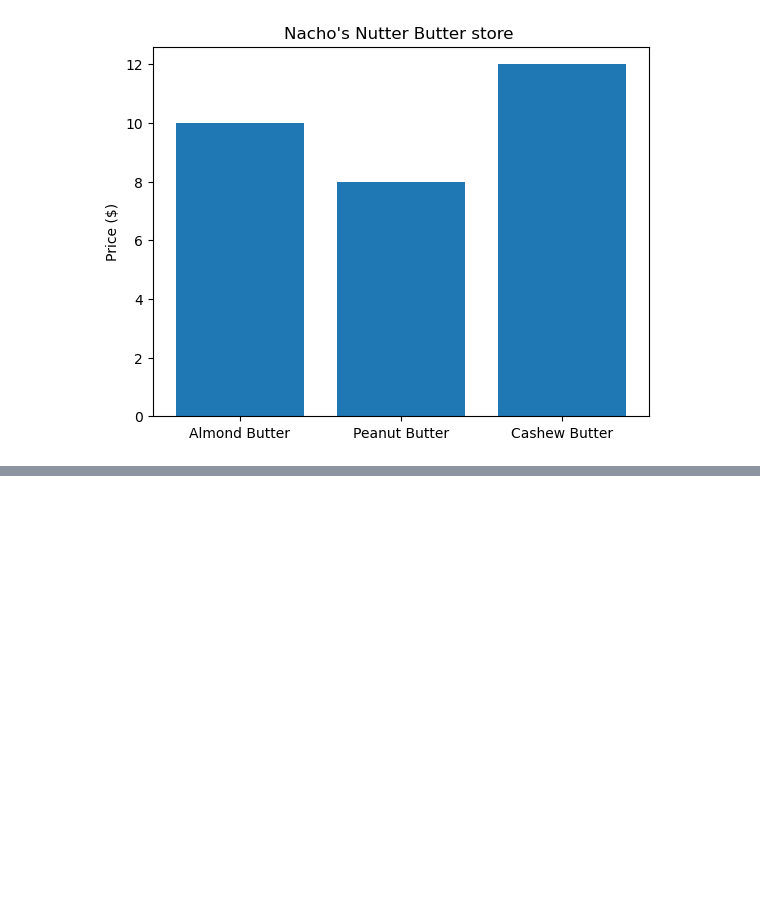
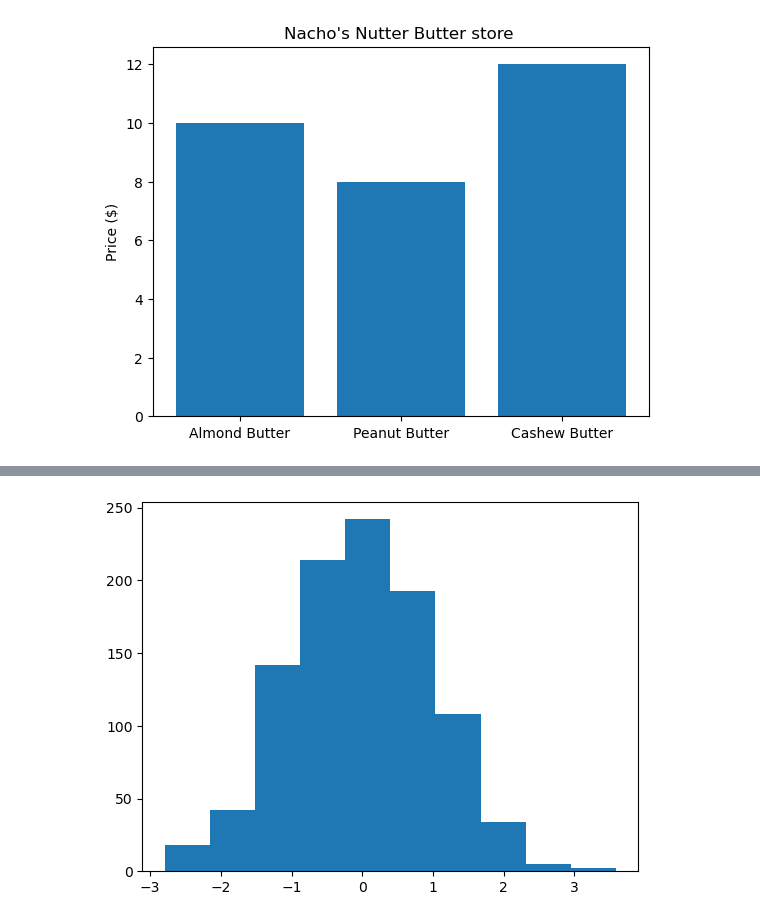
Before and after one commit to nacho481/capstone_project, a Jupyter notebook: sample_project1/Matplotlib/Matplotlib.ipynb, the cells around one changed output, grey strips where cells are left out. Cells and saved outputs as stored; diff of their text form; code cells hidden in the pictures; blank space fills up the shorter version.

```diff
--- a/sample_project1/Matplotlib/Matplotlib.ipynb
+++ b/sample_project1/Matplotlib/Matplotlib.ipynb
@@ -183,0 +207,10 @@ plt.close('fig')
+# %%
+# make some data
+x = np.random.randn(1000)  # make 10 random samples
+plt.close('all')
+fig, ax = plt.subplots()
+ax.hist(x)
+plt.show()
+plt.close('fig')
+# %% [output]
+[figure, added]
```
Also changed, not shown: parts of 2 cells of this notebook.
